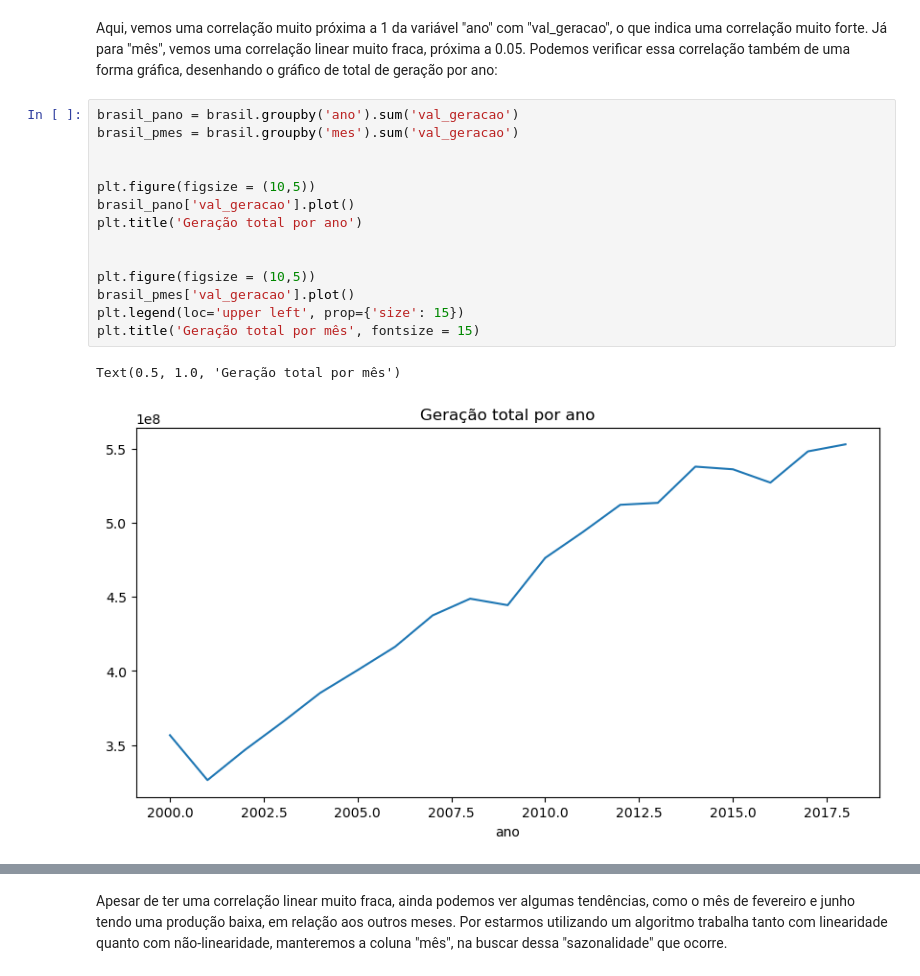
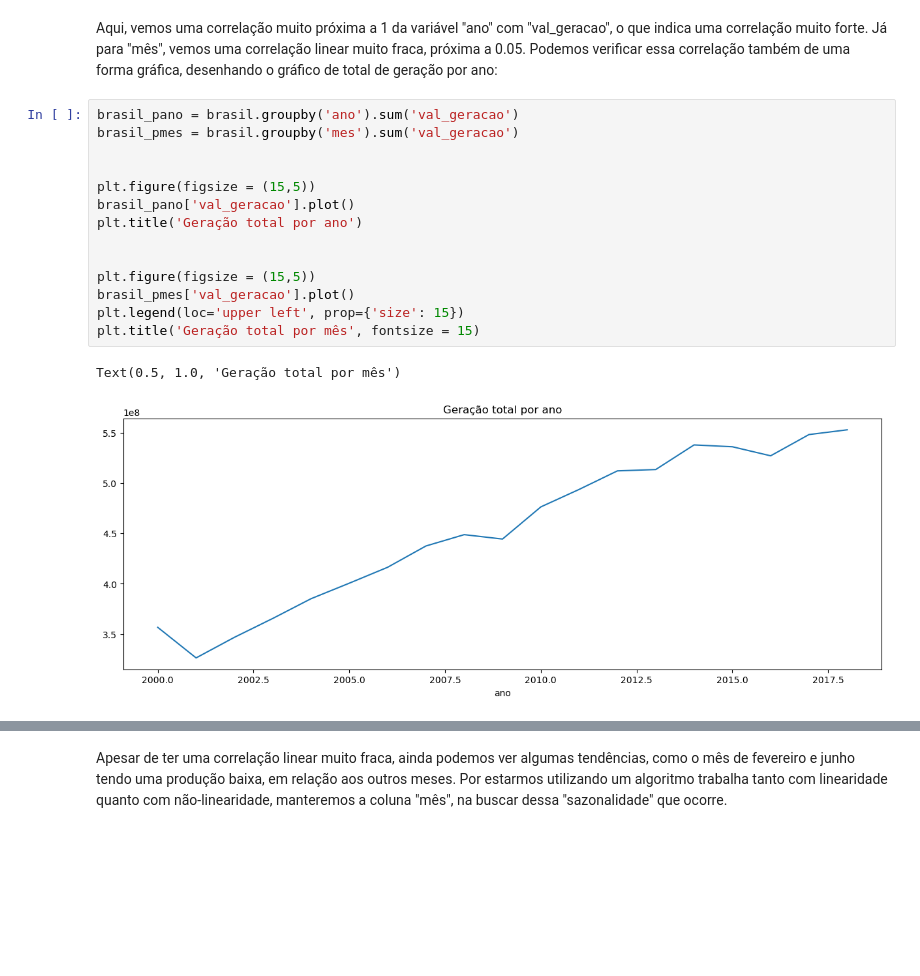
Before and after one commit to ppbgarcia/bootcamp20241, a Jupyter notebook: eda.ipynb, the cells around one changed output, grey strips where cells are left out. Cells and saved outputs as stored; diff of their text form; blank space fills up the shorter version.

```diff
--- a/eda.ipynb
+++ b/eda.ipynb
@@ -350,17 +360,17 @@ Aqui, vemos uma correlação muito próxima a 1 da variável "ano" com "val_gera
 # %%
 brasil_pano = brasil.groupby('ano').sum('val_geracao')
 brasil_pmes = brasil.groupby('mes').sum('val_geracao')
 
 
-plt.figure(figsize = (10,5))
+plt.figure(figsize = (15,5))
 brasil_pano['val_geracao'].plot()
 plt.title('Geração total por ano')
 
 
-plt.figure(figsize = (10,5))
+plt.figure(figsize = (15,5))
 brasil_pmes['val_geracao'].plot()
 plt.legend(loc='upper left', prop={'size': 15})
 plt.title('Geração total por mês', fontsize = 15)
 # %% [output]
 Text(0.5, 1.0, 'Geração total por mês')
-[figure, old version]
+[figure, new version]
```
Also changed, not shown: parts of 7 cells of this notebook.
